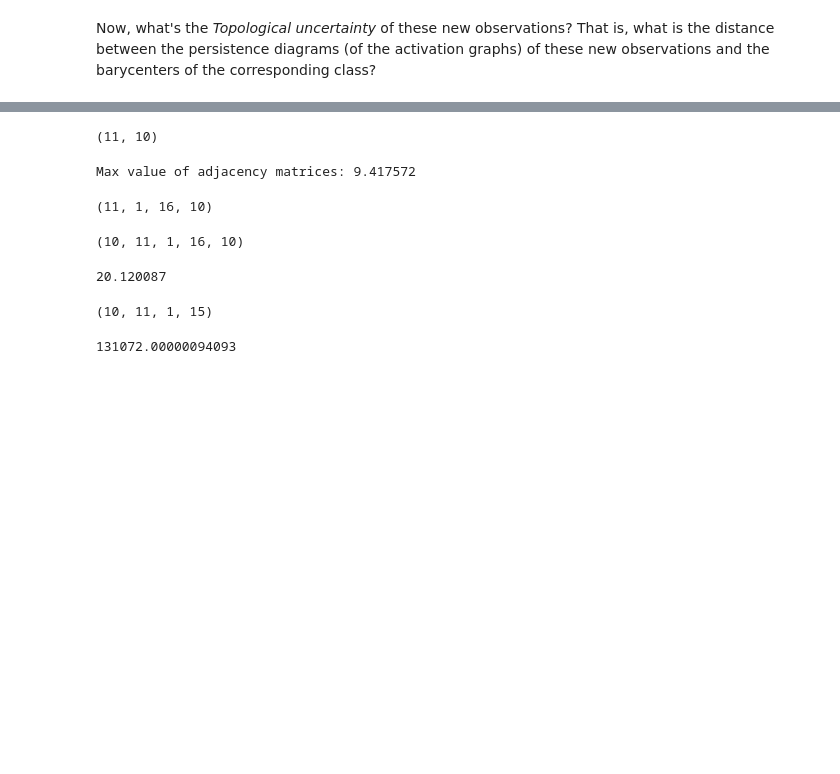
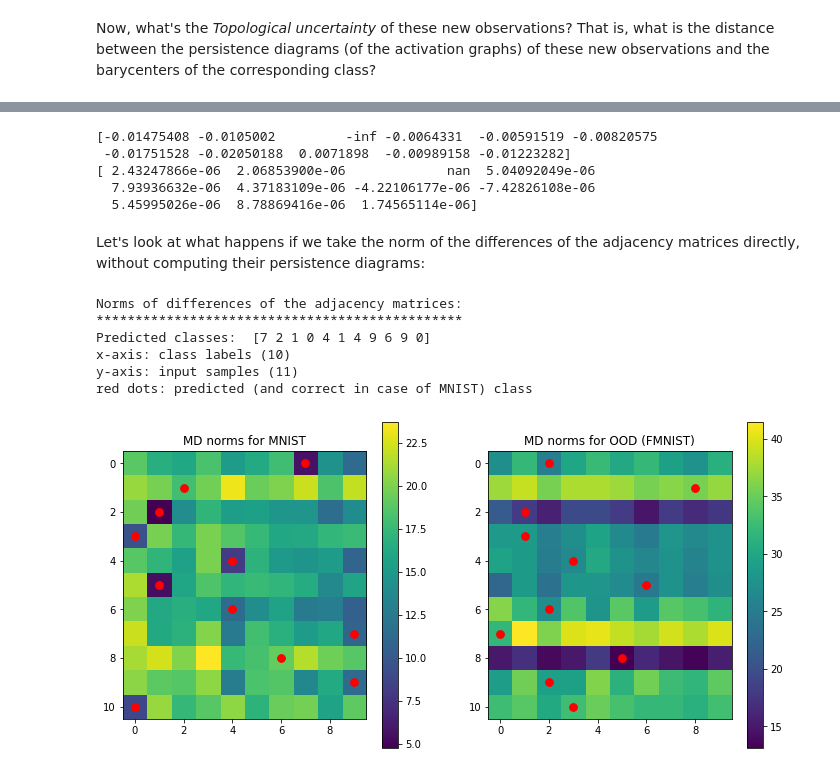
Before and after one commit to hensel-f/topologicalUncertainty, a Jupyter notebook: TD_TU_comparisons.ipynb, the cells around one changed output, grey strips where cells are left out. Cells and saved outputs as stored; diff of their text form; code cells hidden in the pictures; blank space fills up the shorter version.

```diff
--- a/TD_TU_comparisons.ipynb
+++ b/TD_TU_comparisons.ipynb
@@ -250,11 +308,0 @@ red dots: predicted class
-# %%
-TD.shape
-# %% [output]
-(11, 10)
-# %%
-#np.max(np.abs(np.array(diags)))
-print('Max value of adjacency matrices:', np.max(np.array(adjacency_matrices)))
-np.array(adjacency_matrices).shape
-# %% [output]
-Max value of adjacency matrices: 9.417572
-(11, 1, 16, 10)
@@ -264,12 +308,0 @@ Max value of adjacency matrices: 9.417572
-# %%
-print(np.array(matrix_diff).shape)
-np.max(np.array(matrix_diff))
-# %% [output]
-(10, 11, 1, 16, 10)
-20.120087
-# %%
-print(np.array(diags).shape)
-np.max(np.array(diags))
-# %% [output]
-(10, 11, 1, 15)
-131072.00000094093
@@ -275,0 +315,9 @@ np.max(np.array(diags))
+# %%
+print(np.mean(TD, axis=1) - np.mean(TD_ood, axis=1))
+print(np.var(TD, axis=1) - np.var(TD_ood, axis=1))
+# %% [output]
+[-0.01475408 -0.0105002         -inf -0.0064331  -0.00591519 -0.00820575
+ -0.01751528 -0.02050188  0.0071898  -0.00989158 -0.01223282]
+[ 2.43247866e-06  2.06853900e-06             nan  5.04092049e-06
+  7.93936632e-06  4.37183109e-06 -4.22106177e-06 -7.42826108e-06
+  5.45995026e-06  8.78869416e-06  1.74565114e-06]
@@ -275,0 +331,31 @@ np.max(np.array(diags))
+# %% [markdown]
+Let's look at what happens if we take the norm of the differences of the adjacency matrices directly, without computing their persistence diagrams:
+# %%
+print('Norms of differences of the adjacency matrices:\n***********************************************\nPredicted classes: ', predicted_classes)
+from numpy import linalg as LA
+MD = np.transpose(np.array(matrix_diff)).squeeze()
+MD_ood = np.transpose(np.array(matrix_diff_ood)).squeeze()
+#print(MD.shape)
+#np.max(MD)
+MD_norms = LA.norm(MD, axis=(0,1))
+MD_norms_ood = LA.norm(MD_ood, axis=(0,1))
+
+## Plot:
+titles = ['MD norms for MNIST', 'MD norms for OOD (FMNIST)']
+
+fig, axs = plt.subplots(1, 2, figsize=(12, 6))
+for ix, MD_v in enumerate([MD_norms, MD_norms_ood]):
+    im = axs[ix].imshow(MD_v)
+    axs[ix].scatter(x=pred_classes_list[ix], y=list(range(n_new_obs)), color='red', s=60)
+    axs[ix].set_title(titles[ix])
+    plt.colorbar(im, ax=axs[ix])
+
+print('x-axis: class labels (10)\ny-axis: input samples (11)\nred dots: predicted (and correct in case of MNIST) class')
+# %% [output]
+Norms of differences of the adjacency matrices:
+***********************************************
+Predicted classes:  [7 2 1 0 4 1 4 9 6 9 0]
+x-axis: class labels (10)
+y-axis: input samples (11)
+red dots: predicted (and correct in case of MNIST) class
+[figure, added]
```
Also changed, not shown: parts of 33 cells of this notebook, 1 other file.
